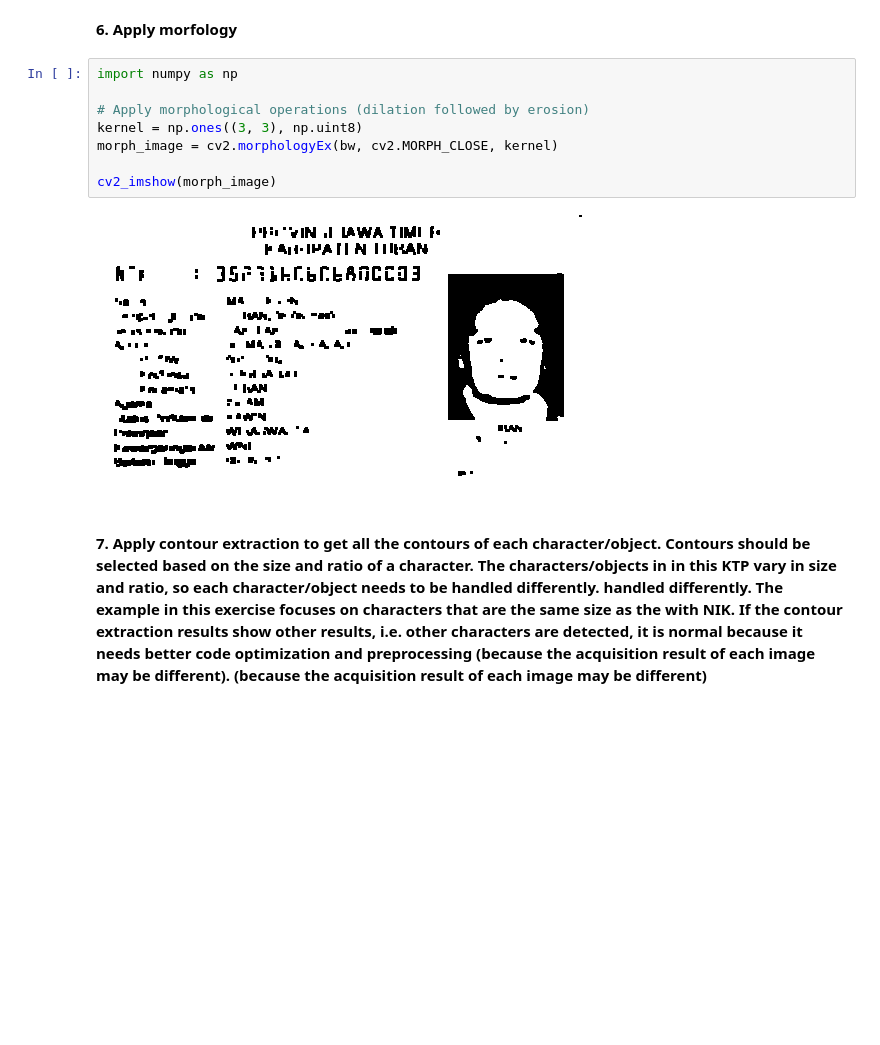
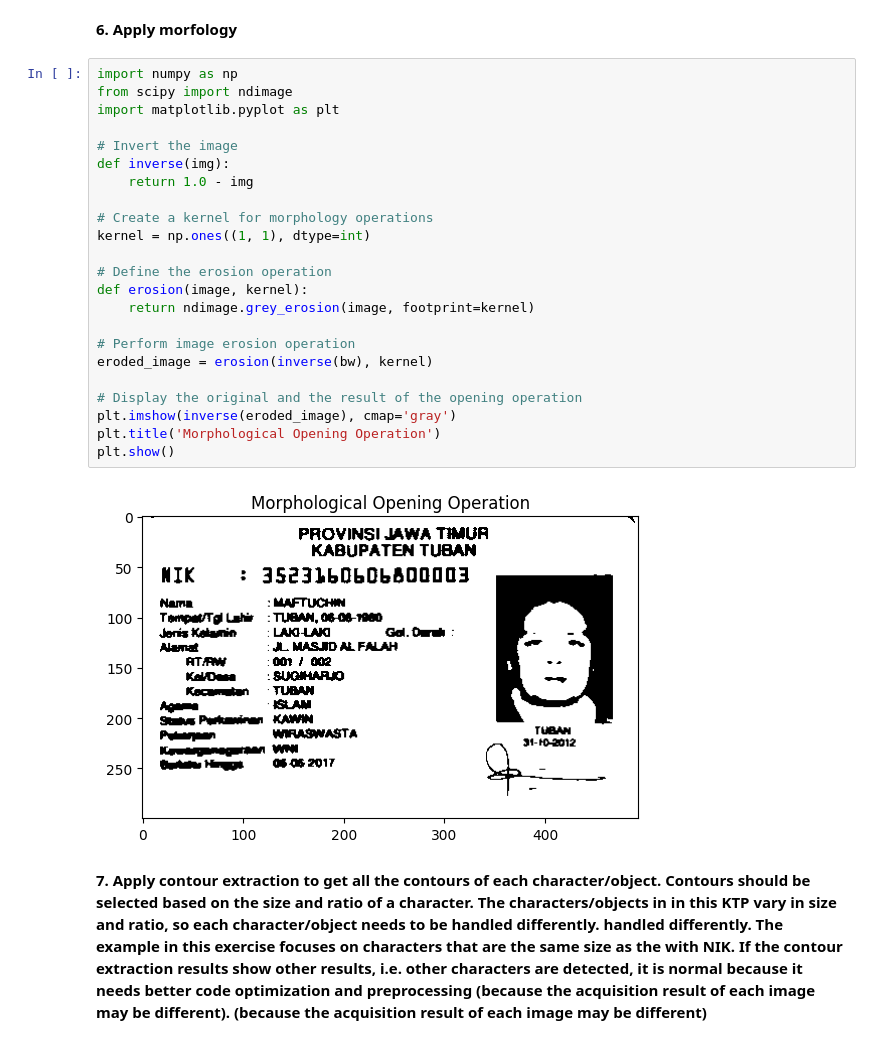
Before and after one commit to frcaulia/dicv_odd_2023, a Jupyter notebook: Week11_KTP.ipynb, the cells around one changed output. Drawn from its saved outputs; the diff is of its cells as text; blank space fills up the shorter version.

```diff
--- a/Week11_KTP.ipynb
+++ b/Week11_KTP.ipynb
@@ -53,16 +53,31 @@ cv2_imshow(bw)
 [figure]
 # %% [markdown]
 **6. Apply morfology**
-# %%
-import numpy as np
-
-# Apply morphological operations (dilation followed by erosion)
-kernel = np.ones((3, 3), np.uint8)
-morph_image = cv2.morphologyEx(bw, cv2.MORPH_CLOSE, kernel)
-
-cv2_imshow(morph_image)
-# %% [output]
-[figure, removed]
+# %%
+import numpy as np
+from scipy import ndimage
+import matplotlib.pyplot as plt
+
+# Invert the image
+def inverse(img):
+    return 1.0 - img
+
+# Create a kernel for morphology operations
+kernel = np.ones((1, 1), dtype=int)
+
+# Define the erosion operation
+def erosion(image, kernel):
+    return ndimage.grey_erosion(image, footprint=kernel)
+
+# Perform image erosion operation
+eroded_image = erosion(inverse(bw), kernel)
+
+# Display the original and the result of the opening operation
+plt.imshow(inverse(eroded_image), cmap='gray')
+plt.title('Morphological Opening Operation')
+plt.show()
+# %% [output]
+[figure, added]
 # %% [markdown]
 **7. Apply contour extraction to get all the contours of each character/object.
 Contours should be selected based on the size and ratio of a character. The characters/objects in in this KTP vary in size and ratio, so each character/object needs to be handled differently. handled differently. The example in this exercise focuses on characters that are the same size as the with NIK. If the contour extraction results show other results, i.e. other characters are detected, it is normal because it needs better code optimization and preprocessing (because the acquisition result of each image may be different).
```
Also changed, not shown: parts of 4 cells of this notebook.
